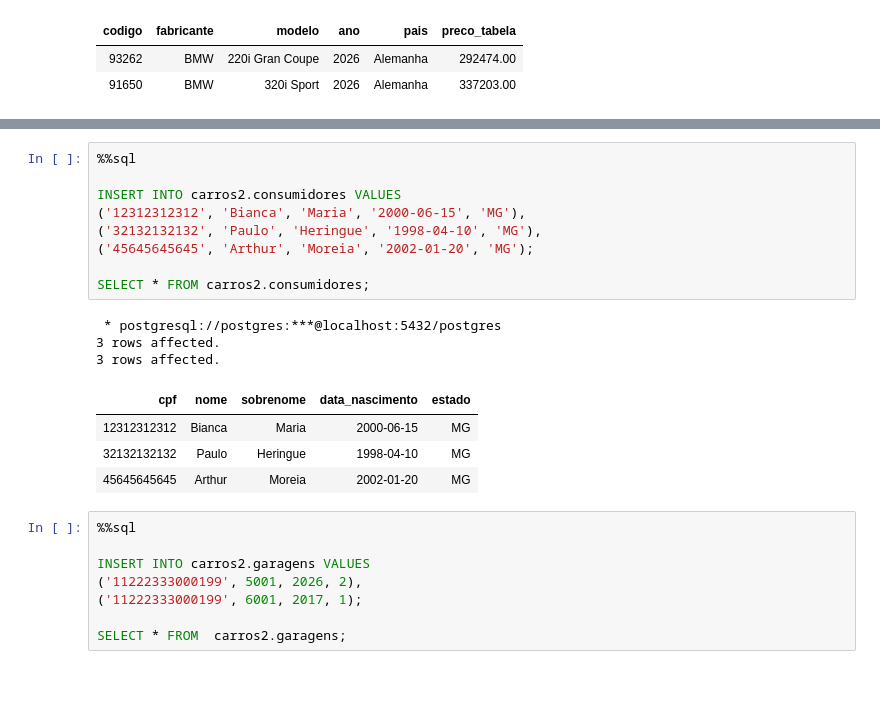
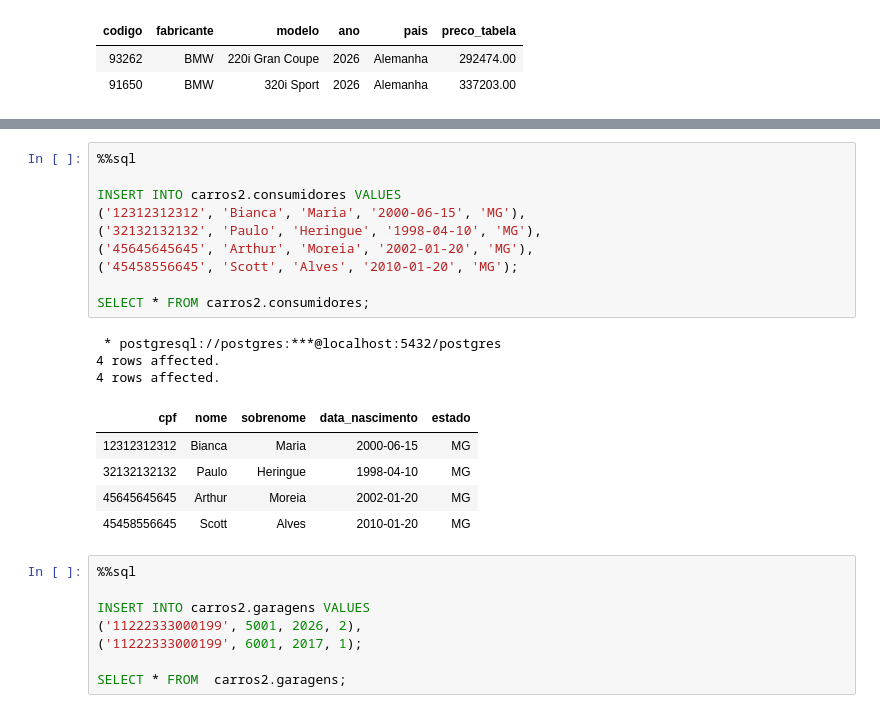
Before and after one commit to biancasipas/BancosDadosSQL, a Jupyter notebook: bd_aula2.ipynb, the cells around one changed output, grey strips where cells are left out. Cells and saved outputs as stored; diff of their text form; blank space fills up the shorter version.

```diff
--- a/bd_aula2.ipynb
+++ b/bd_aula2.ipynb
@@ -369,20 +368,22 @@ SELECT * FROM carros2.revendedoras;
 # %%
 %%sql
 
 INSERT INTO carros2.consumidores VALUES
 ('12312312312', 'Bianca', 'Maria', '2000-06-15', 'MG'),
 ('32132132132', 'Paulo', 'Heringue', '1998-04-10', 'MG'),
-('45645645645', 'Arthur', 'Moreia', '2002-01-20', 'MG');
+('45645645645', 'Arthur', 'Moreia', '2002-01-20', 'MG'),
+('45458556645', 'Scott', 'Alves', '2010-01-20', 'MG');
 
 SELECT * FROM carros2.consumidores;
 # %% [output]
  * postgresql://postgres:***@localhost:5432/postgres
-3 rows affected.
-3 rows affected.
+4 rows affected.
+4 rows affected.
 | cpf | nome | sobrenome | data_nascimento | estado |
 | 12312312312 | Bianca | Maria | 2000-06-15 | MG |
 | 32132132132 | Paulo | Heringue | 1998-04-10 | MG |
 | 45645645645 | Arthur | Moreia | 2002-01-20 | MG |
+| 45458556645 | Scott | Alves | 2010-01-20 | MG |
 # %%
 %%sql
 
```
Also changed, not shown: parts of 42 cells of this notebook, 3 other files.
